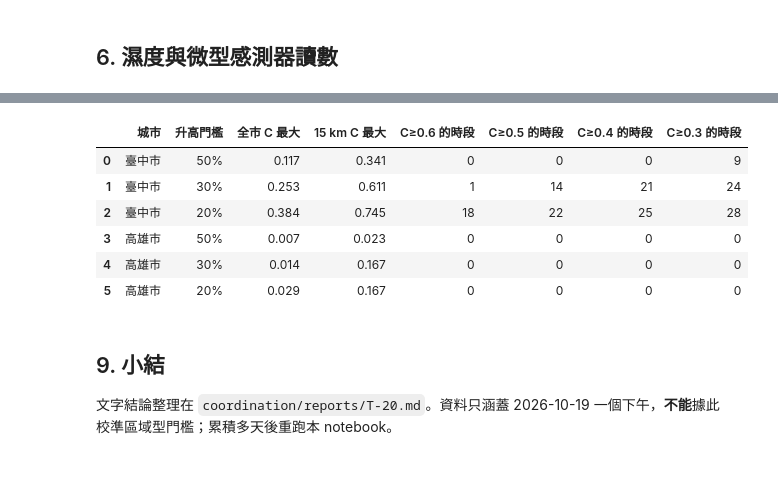
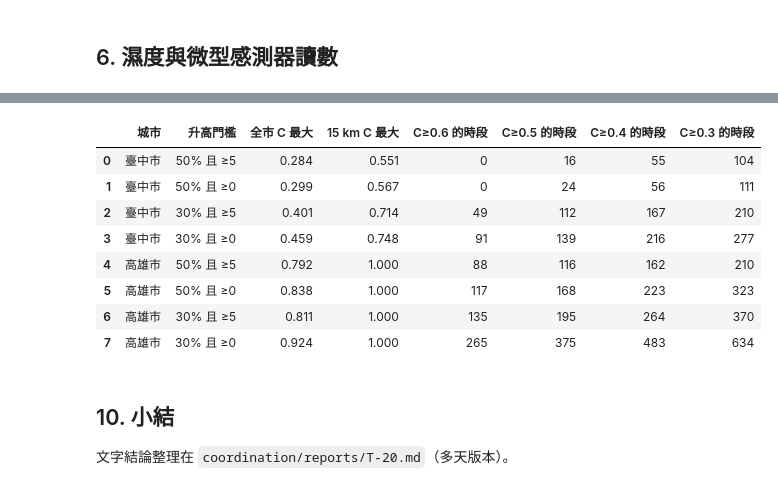
Before and after one commit to A0966411725-png/AirSleuth, a Jupyter notebook: notebooks/T-20_spatial_eda.ipynb, the cells around one changed output, grey strips where cells are left out. Drawn from its saved outputs; the diff is of its cells as text; code cells hidden in the pictures.

```diff
--- a/notebooks/T-20_spatial_eda.ipynb
+++ b/notebooks/T-20_spatial_eda.ipynb
@@ -116,12 +116,13 @@ counts
 ## 4. 案例：臺中市的局部型群聚事件
 # %%
 c = "臺中市"; r = res[c]; lab = labels[c]
-ev = lab[lab.pattern == "local_event"]
+ev = lab[(lab.pattern == "local_event") & (lab.time.dt.strftime("%Y-%m-%d") == "2026-10-19")]  # 固定在 10/19 的案例
 peak_t = ev.groupby("time").size().idxmax()
 ids = ev[ev.time == peak_t].station_id.unique()
 lat0, lon0 = r["st"].loc[ids, "lat"].median(), r["st"].loc[ids, "lon"].median()
 P2 = sp.Params(r_sub_km=None)  # 原本的兩層尺度（2 km／15 km），第 7 節再和三層比較
-series = pd.DataFrame([sp.metrics_at(r["mx"], r["st"], r["base"], t, lat0, lon0, P) for t in r["mx"].index]).set_index("time")
+day19 = r["mx"].loc["2026-10-19"].index
+series = pd.DataFrame([sp.metrics_at(r["mx"], r["st"], r["base"], t, lat0, lon0, P) for t in day19]).set_index("time")
 series["type"] = [sp.classify(m, P2) for m in series.reset_index().to_dict("records")]
 series["type3"] = [sp.classify(m, P) for m in series.reset_index().to_dict("records")]
 print(f"高峰時間 {peak_t:%H:%M}，事件感測器 {len(ids)} 個，中心 ({lat0:.4f}, {lon0:.4f})")
@@ -309,0 +319,29 @@ print(f"{t_star:%H:%M} 有 {len(on)} 個中心符合；緯度 {on.lat.min():.3f}
+# %%
+c = "高雄市"; r = res[c]
+lat_k, lon_k = 22.6276, 120.2880  # 前金測站附近（市中心）
+win = r["mx"].loc["2026-10-23 06:00":"2026-10-23 18:00"].index
+ks = pd.DataFrame([sp.metrics_at(r["mx"], r["st"], r["base"], t, lat_k, lon_k, P) for t in win]).set_index("time")
+ks["type"] = [sp.classify(m, P) for m in ks.reset_index().to_dict("records")]
+st_k = pd.concat([pd.read_csv(f, dtype={"siteid": str}) for f in glob.glob(str(ROOT / "data/raw/moenv" / c / "2026-10-23.csv.gz"))])
+st_k["time"] = pd.to_datetime(st_k["time"]).dt.tz_convert("Asia/Taipei")
+piv = st_k.pivot_table(index="time", columns="sitename", values="pm25").loc["2026-10-23 06:00":"2026-10-23 18:00"]
+fig, axes = plt.subplots(2, 1, figsize=(9, 5.6), sharex=True, gridspec_kw={"height_ratios": [2, 1]})
+for i, (name, col) in enumerate(piv.items()):
+    axes[0].plot(col.index + pd.Timedelta("30min"), col, color="#b9b8b4", linewidth=1,
+                 label=f"國家測站（{piv.shape[1]} 站）" if i == 0 else None)
+axes[0].plot(ks.index, ks["B"], color=BLUE, linewidth=2.2, label="微型感測器 15 km 區域背景 B")
+axes[1].plot(ks.index, ks["C"], color=BLUE, linewidth=2, label="空間一致性 C（15 km）")
+axes[1].axhline(P.coherence_high, color=INK2, linewidth=1, linestyle="--")
+for ax in axes:
+    for t in ks.index[ks["type"] == sp.REGIONAL]:
+        ax.axvspan(t - pd.Timedelta("2.5min"), t + pd.Timedelta("2.5min"), color=ORANGE, alpha=0.15, linewidth=0)
+axes[0].set_ylabel("PM2.5（μg/m³）"); axes[0].legend(frameon=False, loc="upper left", fontsize=9)
+axes[1].set_ylim(0, 1); axes[1].set_ylabel("C"); axes[1].legend(frameon=False, loc="upper left", fontsize=9)
+axes[0].set_title("高雄 10/23：微型感測器與國家測站同時升高（淺橘底＝Algorithm 2 判為區域型）", loc="left", fontsize=11)
+[a.xaxis.set_major_formatter(HHMM) for a in fig.axes]; fig.autofmt_xdate(); fig.tight_layout()
+fig.savefig(FIG / "t20_fig9_kaohsiung_regional.png", dpi=160)
+rising_st = (piv.diff() > 0).sum(axis=1)
+print("判斷分布：", ks["type"].value_counts().to_dict())
+print("區域型時段：", f"{ks.index[ks['type'] == sp.REGIONAL].min():%H:%M}～{ks.index[ks['type'] == sp.REGIONAL].max():%H:%M}")
+print("國家測站 10:00→11:00 升高的站數：", int((piv.loc[piv.index.hour == 11].values - piv.loc[piv.index.hour == 10].values > 0).sum()), "／", piv.shape[1])
+ks[["B", "L", "E", "C", "C_sub", "C_ring", "type"]].iloc[::6].round(2)
@@ -310,24 +376,26 @@ print(f"{t_star:%H:%M} 有 {len(on)} 個中心符合；緯度 {on.lat.min():.3f}
 # %%
 rows = []
 for c, r in res.items():
-    for rr in (0.5, 0.3, 0.2):
-        Pr = sp.Params(rise_ratio=rr)
+    for rr, ra in ((0.5, 5.0), (0.5, 0.0), (0.3, 5.0), (0.3, 0.0)):
+        Pr = sp.Params(rise_ratio=rr, rise_abs=ra)
         C = sp.coherence_scan(r["mx"], r["st"], r["base"], Pr)["C"].to_numpy()
-        row = {"城市": c, "升高門檻": f"{rr:.0%}", "全市 C 最大": round(float(sp.city_coherence(r["mx"], r["base"], Pr).max()), 3),
+        row = {"城市": c, "升高門檻": f"{rr:.0%} 且 ≥{ra:g}", "全市 C 最大": round(float(sp.city_coherence(r["mx"], r["base"], Pr).max()), 3),
                "15 km C 最大": round(float(np.nanmax(C)), 3)}
         for th in (0.6, 0.5, 0.4, 0.3):
             row[f"C≥{th} 的時段"] = int((np.nan_to_num(C) >= th).any(axis=1).sum())
         rows.append(row)
 pd.DataFrame(rows)
 # %% [output]
 |  | 城市 | 升高門檻 | 全市 C 最大 | 15 km C 最大 | C≥0.6 的時段 | C≥0.5 的時段 | C≥0.4 的時段 | C≥0.3 的時段 |
-| 0 | 臺中市 | 50% | 0.117 | 0.341 | 0 | 0 | 0 | 9 |
-| 1 | 臺中市 | 30% | 0.253 | 0.611 | 1 | 14 | 21 | 24 |
-| 2 | 臺中市 | 20% | 0.384 | 0.745 | 18 | 22 | 25 | 28 |
-| 3 | 高雄市 | 50% | 0.007 | 0.023 | 0 | 0 | 0 | 0 |
-| 4 | 高雄市 | 30% | 0.014 | 0.167 | 0 | 0 | 0 | 0 |
-| 5 | 高雄市 | 20% | 0.029 | 0.167 | 0 | 0 | 0 | 0 |
+| 0 | 臺中市 | 50% 且 ≥5 | 0.284 | 0.551 | 0 | 16 | 55 | 104 |
+| 1 | 臺中市 | 50% 且 ≥0 | 0.299 | 0.567 | 0 | 24 | 56 | 111 |
+| 2 | 臺中市 | 30% 且 ≥5 | 0.401 | 0.714 | 49 | 112 | 167 | 210 |
+| 3 | 臺中市 | 30% 且 ≥0 | 0.459 | 0.748 | 91 | 139 | 216 | 277 |
+| 4 | 高雄市 | 50% 且 ≥5 | 0.792 | 1.000 | 88 | 116 | 162 | 210 |
+| 5 | 高雄市 | 50% 且 ≥0 | 0.838 | 1.000 | 117 | 168 | 223 | 323 |
+| 6 | 高雄市 | 30% 且 ≥5 | 0.811 | 1.000 | 135 | 195 | 264 | 370 |
+| 7 | 高雄市 | 30% 且 ≥0 | 0.924 | 1.000 | 265 | 375 | 483 | 634 |
 # %% [markdown]
-## 9. 小結
+## 10. 小結
 
-文字結論整理在 `coordination/reports/T-20.md`。資料只涵蓋 2026-10-19 一個下午，**不能**據此校準區域型門檻；累積多天後重跑本 notebook。
+文字結論整理在 `coordination/reports/T-20.md`（多天版本）。
```
Also changed, not shown: parts of 17 cells of this notebook, 33 other files.
